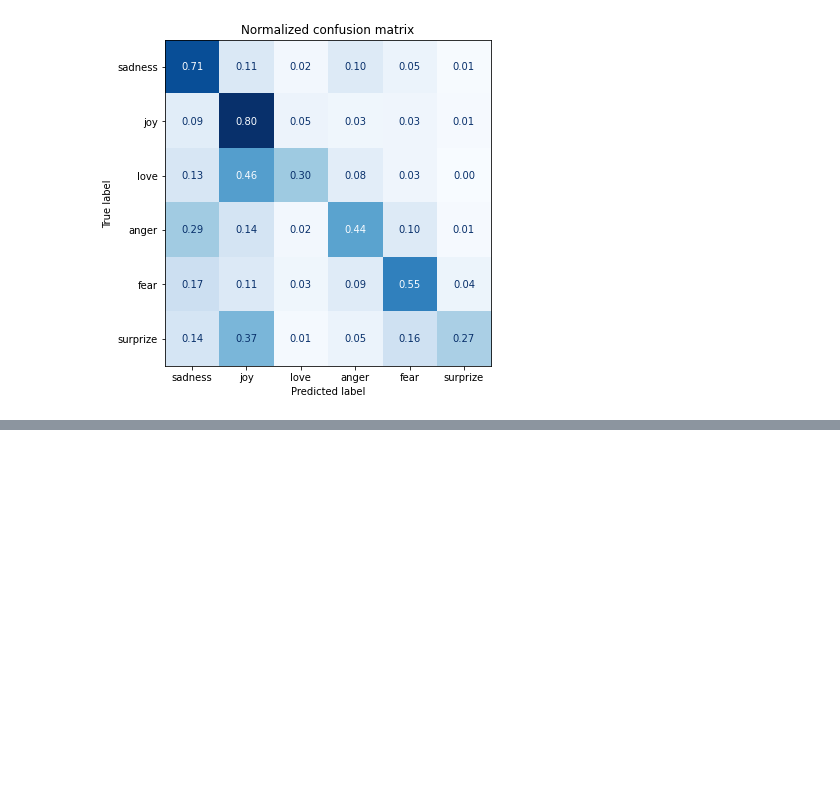
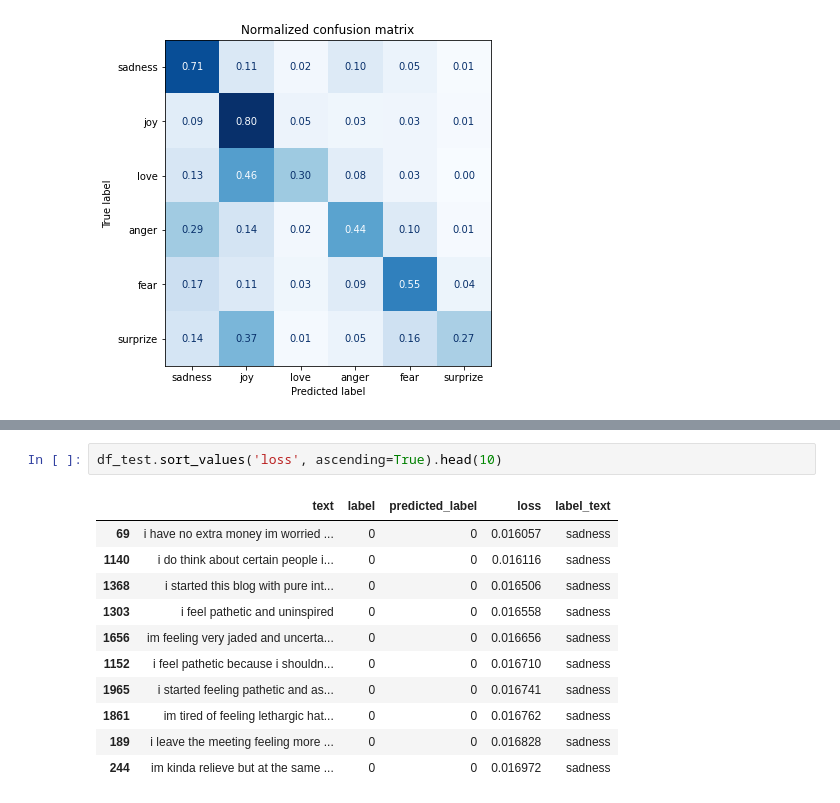
Before and after one commit to HoriiLabWork/lab-work, a Jupyter notebook: Transformers_chapter2.ipynb, the cells around one changed output, grey strips where cells are left out. Drawn from its saved outputs; the diff is of its cells as text; blank space fills up the shorter version.

```diff
--- a/Transformers_chapter2.ipynb
+++ b/Transformers_chapter2.ipynb
@@ -381,0 +499,14 @@ plot_confusion_matrix(y_preds, y_valid, labels)
+# %%
+df_test.sort_values('loss', ascending=True).head(10)
+# %% [output]
+|  | text | label | predicted_label | loss | label_text |
+| 69 | i have no extra money im worried ... | 0 | 0 | 0.016057 | sadness |
+| 1140 | i do think about certain people i... | 0 | 0 | 0.016116 | sadness |
+| 1368 | i started this blog with pure int... | 0 | 0 | 0.016506 | sadness |
+| 1303 | i feel pathetic and uninspired | 0 | 0 | 0.016558 | sadness |
+| 1656 | im feeling very jaded and uncerta... | 0 | 0 | 0.016656 | sadness |
+| 1152 | i feel pathetic because i shouldn... | 0 | 0 | 0.016710 | sadness |
+| 1965 | i started feeling pathetic and as... | 0 | 0 | 0.016741 | sadness |
+| 1861 | im tired of feeling lethargic hat... | 0 | 0 | 0.016762 | sadness |
+| 189 | i leave the meeting feeling more ... | 0 | 0 | 0.016828 | sadness |
+| 244 | im kinda relieve but at the same ... | 0 | 0 | 0.016972 | sadness |
```
Also changed, not shown: parts of 28 cells of this notebook.
